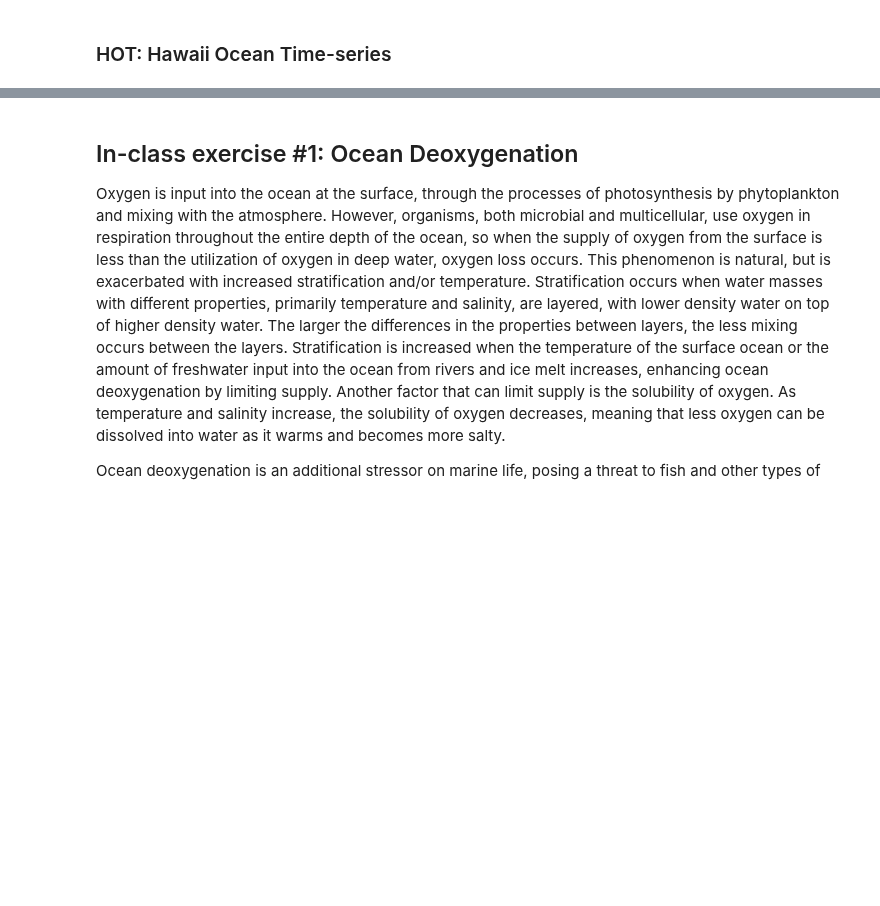
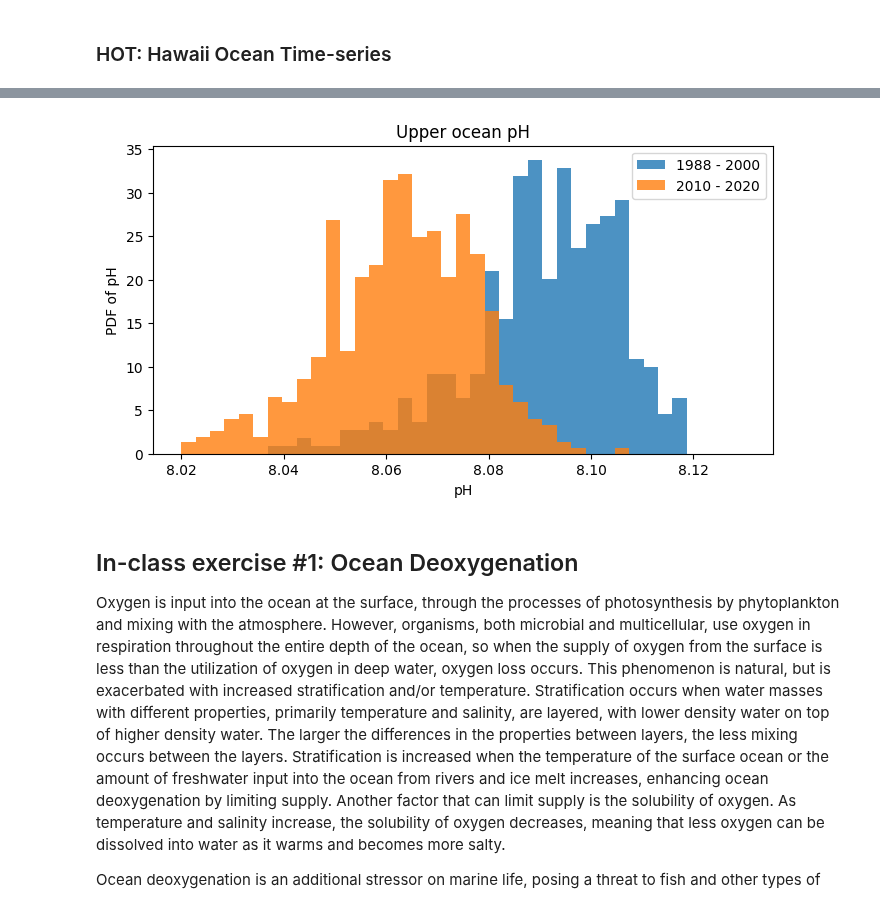
Before and after one commit to gmanuch/DataScienceOceanography, a Jupyter notebook: Tutorials2024/CO/CO_Tutorial.ipynb, the cells around one changed output, grey strips where cells are left out. Drawn from its saved outputs; the diff is of its cells as text; code cells hidden in the pictures; blank space fills up the shorter version.

```diff
--- a/Tutorials2024/CO/CO_Tutorial.ipynb
+++ b/Tutorials2024/CO/CO_Tutorial.ipynb
@@ -99,5 +136,5 @@ api = pycmap.API(token=key)       # call api using your unique API key
 # %% [markdown]
 ### HOT: Hawaii Ocean Time-series
 # %%
-HOT_bottle = api.get_dataset('tblHOT_Bottle')
+HOT_bottle = api.get_dataset('tblHOT_Bottle_ALOHA')
 HOT_bottle.keys()
@@ -138,21 +205,23 @@ Ocean acidification, related to the uptake of CO2 at the ocean surface, causes a
 # %%
 plt.figure(figsize=(8,4))
 
 ind1=(HOT_bottle['time'] < '2000') & (HOT_bottle['depth'] <100)
-plt.hist(HOT_bottle[ind1]['ph_bottle_hot'],
+plt.hist(HOT_bottle[ind1]['ph'],
          bins=np.linspace(8.02, 8.13, 40), density=True, alpha=0.8,
          label='1988 - 2000');
 
 ind2=(HOT_bottle['time'] > '2010') &(HOT_bottle['depth'] <100)
-plt.hist(HOT_bottle[ind2]['ph_bottle_hot'],
+plt.hist(HOT_bottle[ind2]['ph'],
          bins=np.linspace(8.02, 8.13, 40),  density=True,alpha=0.8,
          label='2010 - 2020');
 
 plt.legend()
 plt.title('Upper ocean pH')
 plt.xlabel('pH')
 plt.ylabel('PDF of pH');
 plt.savefig('Acidification.pdf');
+# %% [output]
+[figure, added]
 # %% [markdown]
 ## In-class exercise \#1: Ocean Deoxygenation
 
```
Also changed, not shown: parts of 12 cells of this notebook.
